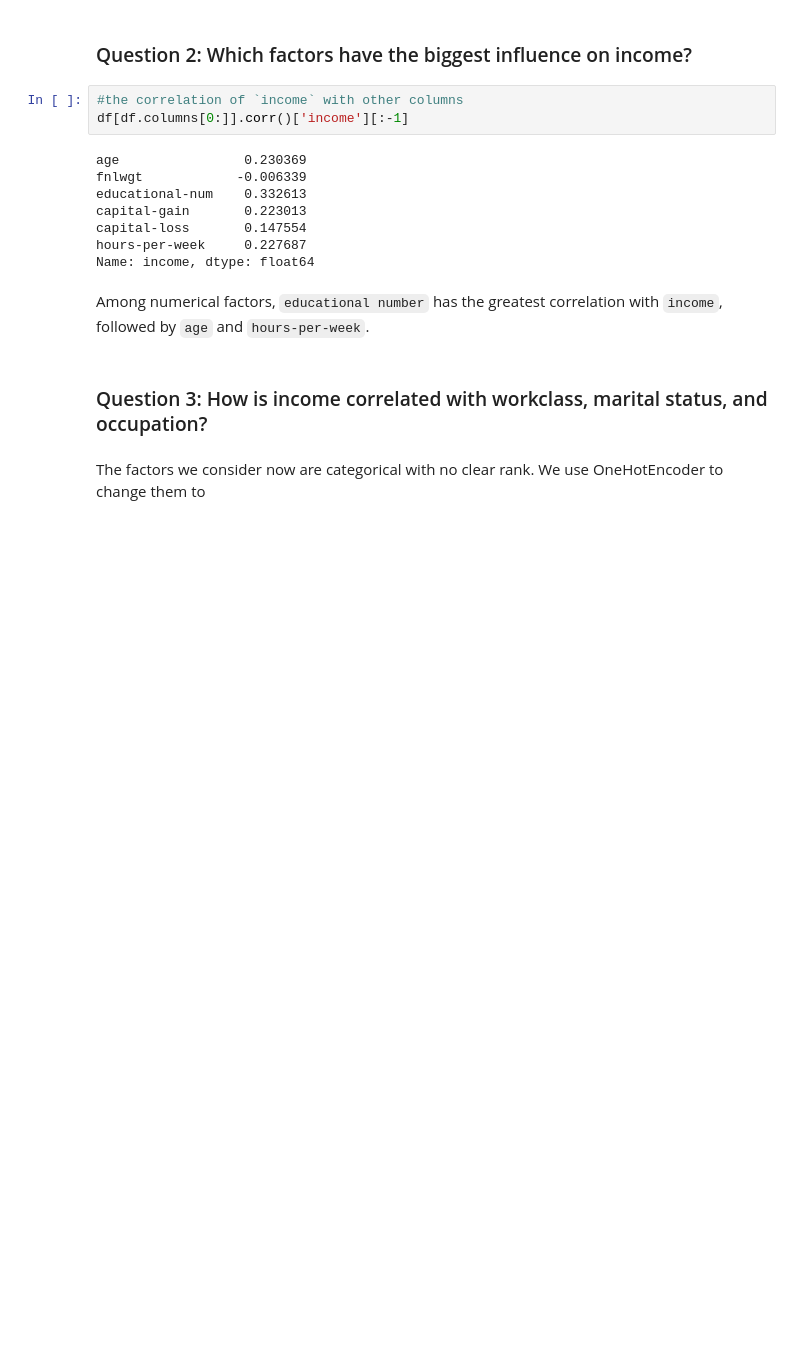
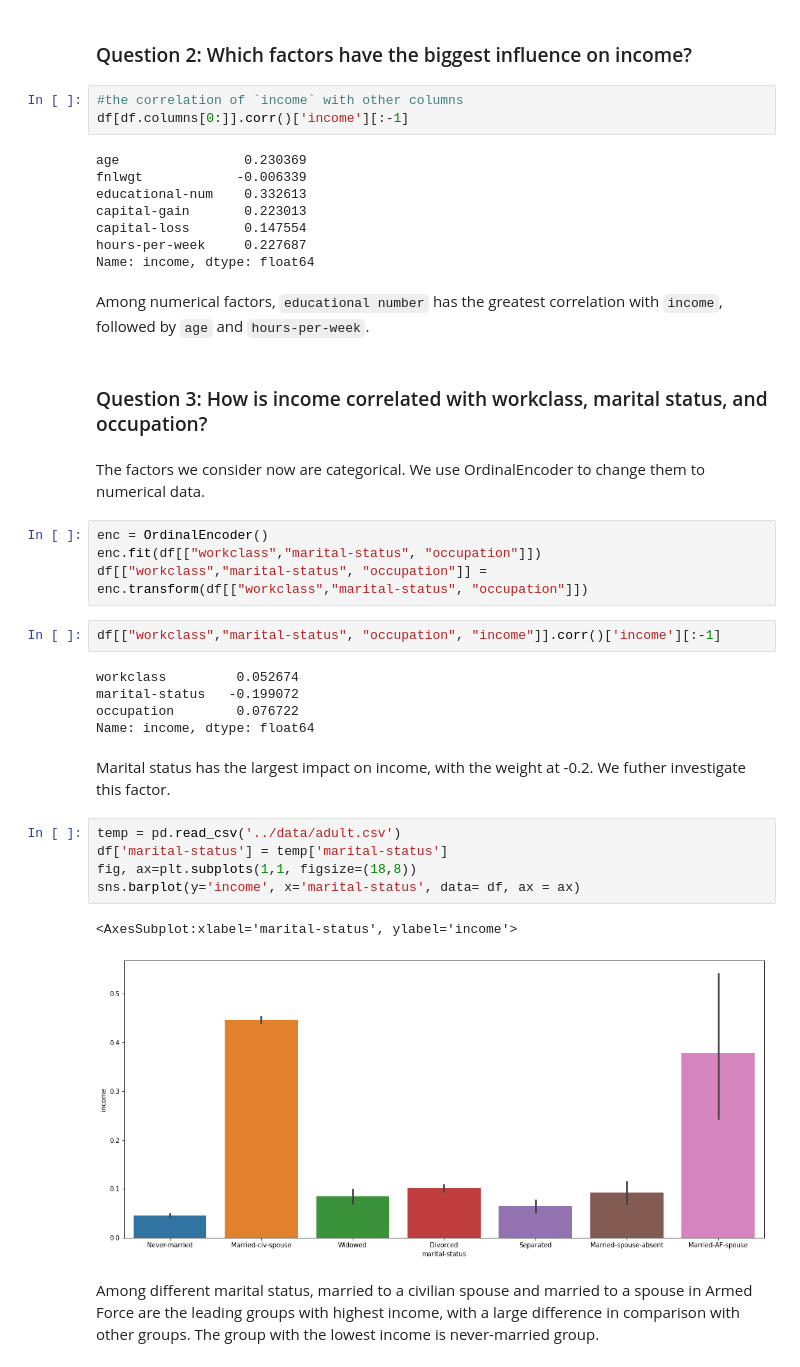
Before and after one commit to quinle/springboard, a Jupyter notebook: datastorytelling/notebooks/adult_income.ipynb, the cells around one changed output. Cells and saved outputs as stored; diff of their text form; blank space fills up the shorter version.

```diff
--- a/datastorytelling/notebooks/adult_income.ipynb
+++ b/datastorytelling/notebooks/adult_income.ipynb
@@ -104,4 +104,27 @@ Among numerical factors, `educational number` has the greatest correlation with
 # %% [markdown]
 ### Question 3: How is income correlated with workclass, marital status, and occupation?
 # %% [markdown]
-The factors we consider now are categorical with no clear rank. We use OneHotEncoder to change them to
+The factors we consider now are categorical. We use OrdinalEncoder to change them to numerical data.
+# %%
+enc = OrdinalEncoder()
+enc.fit(df[["workclass","marital-status", "occupation"]])
+df[["workclass","marital-status", "occupation"]] = enc.transform(df[["workclass","marital-status", "occupation"]])
+# %%
+df[["workclass","marital-status", "occupation", "income"]].corr()['income'][:-1]
+# %% [output]
+workclass         0.052674
+marital-status   -0.199072
+occupation        0.076722
+Name: income, dtype: float64
+# %% [markdown]
+Marital status has the largest impact on income, with the weight at -0.2. We futher investigate this factor.
+# %%
+temp = pd.read_csv('../data/adult.csv')
+df['marital-status'] = temp['marital-status']
+fig, ax=plt.subplots(1,1, figsize=(18,8))
+sns.barplot(y='income', x='marital-status', data= df, ax = ax)
+# %% [output]
+<AxesSubplot:xlabel='marital-status', ylabel='income'>
+[figure, added]
+# %% [markdown]
+Among different marital status, married to a civilian spouse and married to a spouse in Armed Force are the leading groups with highest income, with a large difference in comparison with other groups. The group with the lowest income is never-married group.
```
Also changed, not shown: parts of 2 cells of this notebook.
